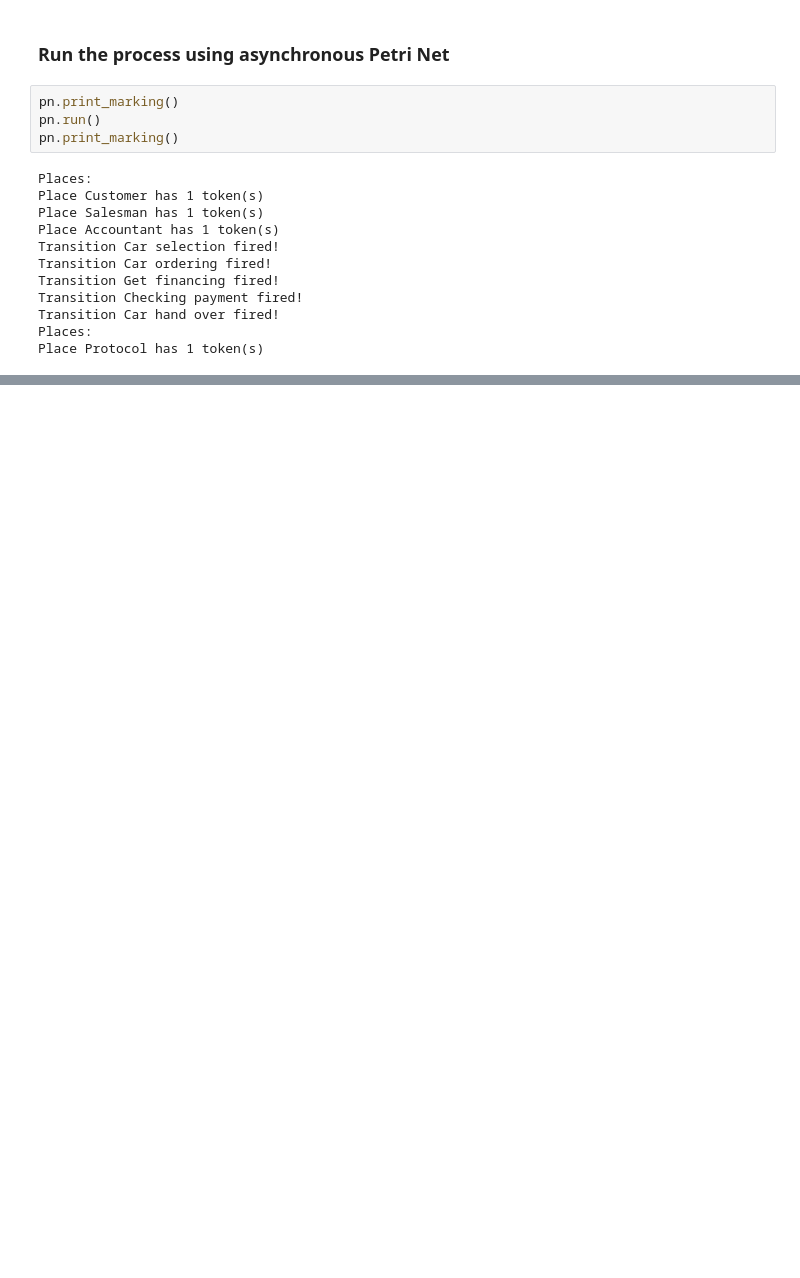
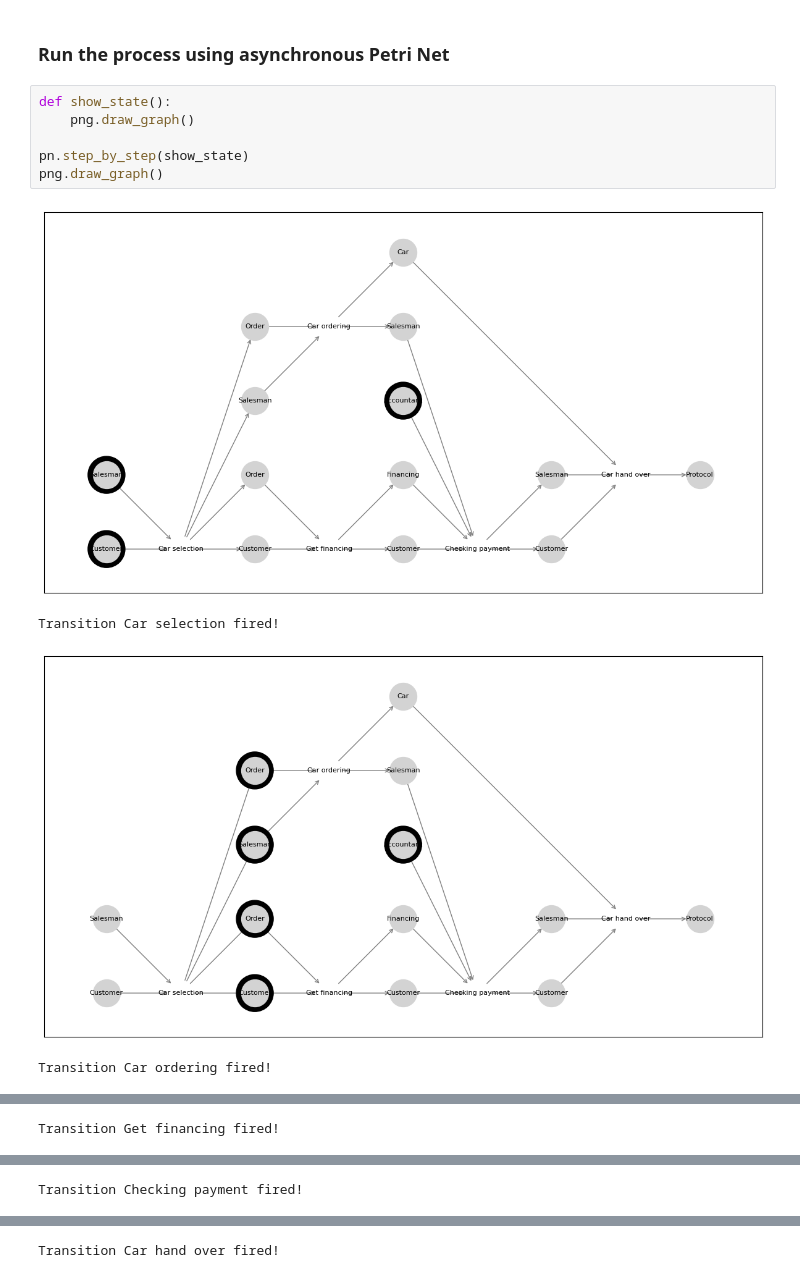
Before and after one commit to ivondrak/PetriNet, a Jupyter notebook: car_sale.ipynb, the cells around one changed output, grey strips where cells are left out. Saved outputs shown, nothing was run; the diff lists cells and outputs as text; blank space fills up the shorter version.

Commit message:
Step-by-step simulation added

```diff
--- a/car_sale.ipynb
+++ b/car_sale.ipynb
@@ -131,18 +131,13 @@ png.draw_graph()
 # %% [markdown]
 ### Run the process using asynchronous Petri Net
 # %%
-pn.print_marking()
-pn.run()
-pn.print_marking()
+def show_state():
+    png.draw_graph()
+
+pn.step_by_step(show_state)
+png.draw_graph()
 # %% [output]
+[figure, added]
-Places:
-Place Customer has 1 token(s)
-Place Salesman has 1 token(s)
-Place Accountant has 1 token(s)
 Transition Car selection fired!
-Transition Car ordering fired!
-Transition Get financing fired!
-Transition Checking payment fired!
-Transition Car hand over fired!
-Places:
-Place Protocol has 1 token(s)
+[figure, added]
+Transition Car ordering fired!
@@ -148,0 +145 @@ Place Protocol has 1 token(s)
+Transition Get financing fired!
@@ -148,0 +147 @@ Place Protocol has 1 token(s)
+Transition Checking payment fired!
@@ -148,0 +149 @@ Place Protocol has 1 token(s)
+Transition Car hand over fired!
```
Also changed, not shown: parts of 3 cells of this notebook, 2 other files.
